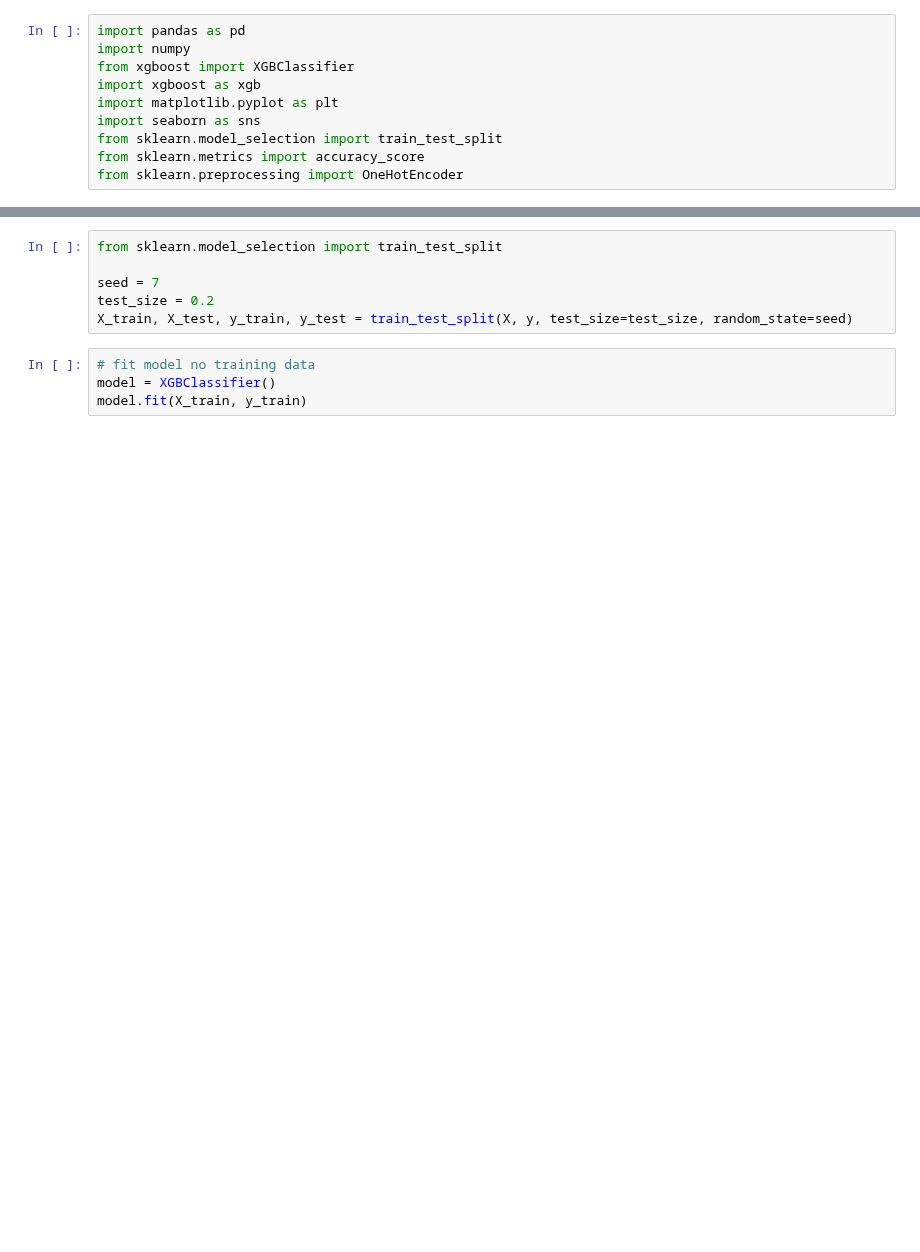
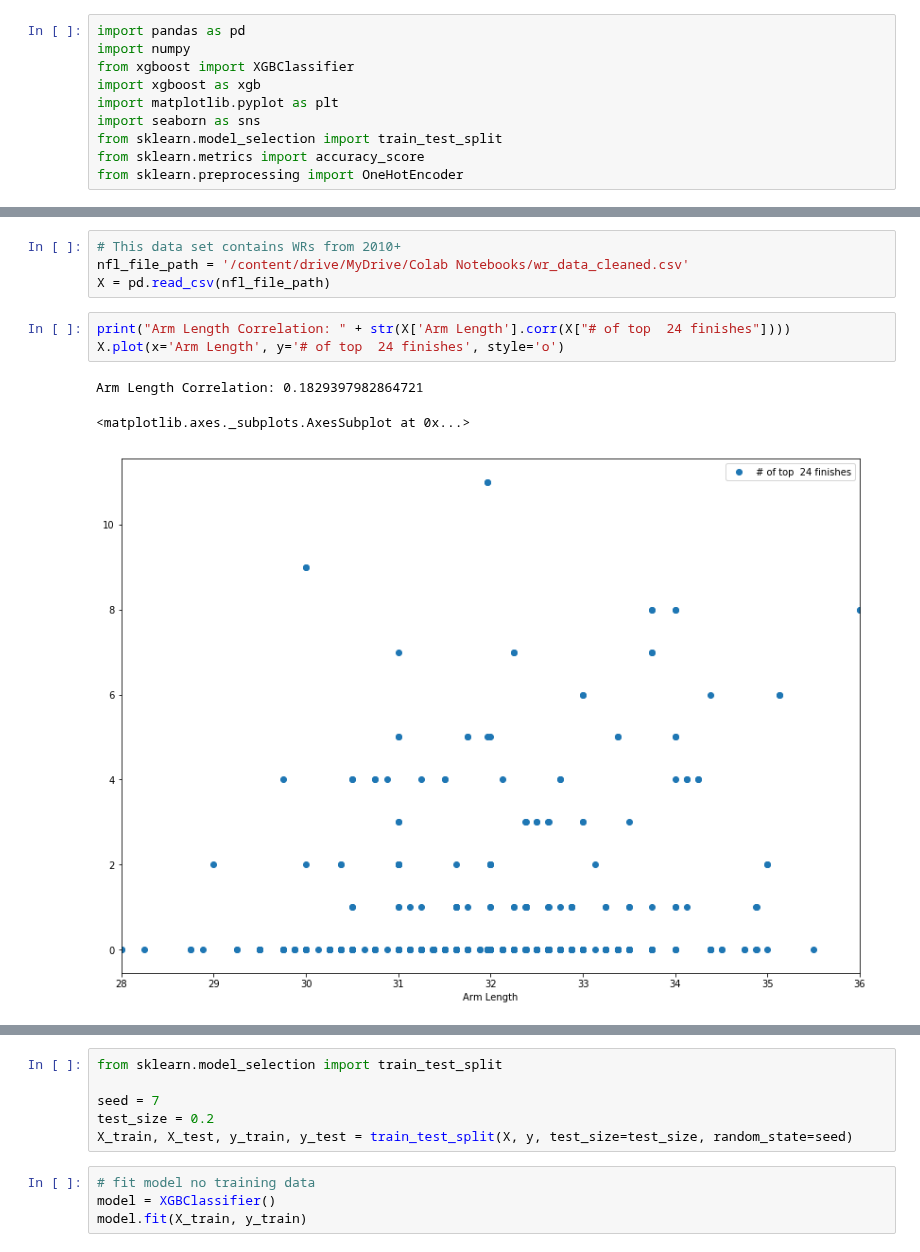
Before and after one commit to LeoXia360/nfl-data, a Jupyter notebook: nfl/wide-receivers.ipynb, the cells around one changed output, grey strips where cells are left out. Drawn from its saved outputs; the diff is of its cells as text; blank space fills up the shorter version.

```diff
--- a/nfl/wide-receivers.ipynb
+++ b/nfl/wide-receivers.ipynb
@@ -17,0 +18,11 @@ Drive already mounted at /content/drive; to attempt to forcibly remount, call dr
+# %%
+# This data set contains WRs from 2010+
+nfl_file_path = '/content/drive/MyDrive/Colab Notebooks/wr_data_cleaned.csv'
+X = pd.read_csv(nfl_file_path)
+# %%
+print("Arm Length Correlation: " + str(X['Arm Length'].corr(X["# of top  24 finishes"])))
+X.plot(x='Arm Length', y='# of top  24 finishes', style='o')
+# %% [output]
+Arm Length Correlation: 0.1829397982864721
+<matplotlib.axes._subplots.AxesSubplot at 0x...>
+[figure, added]
```
Also changed, not shown: parts of 8 cells of this notebook.
